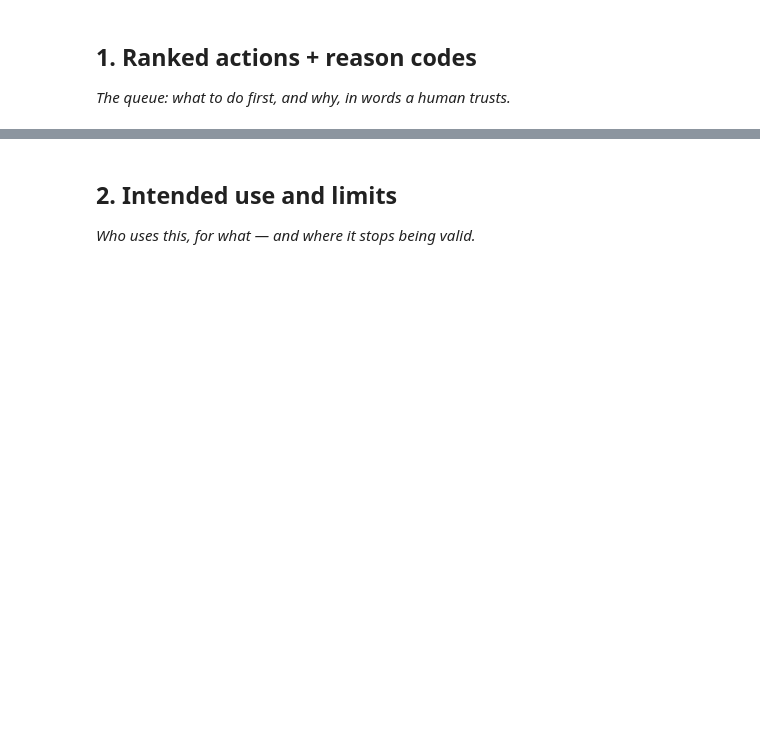
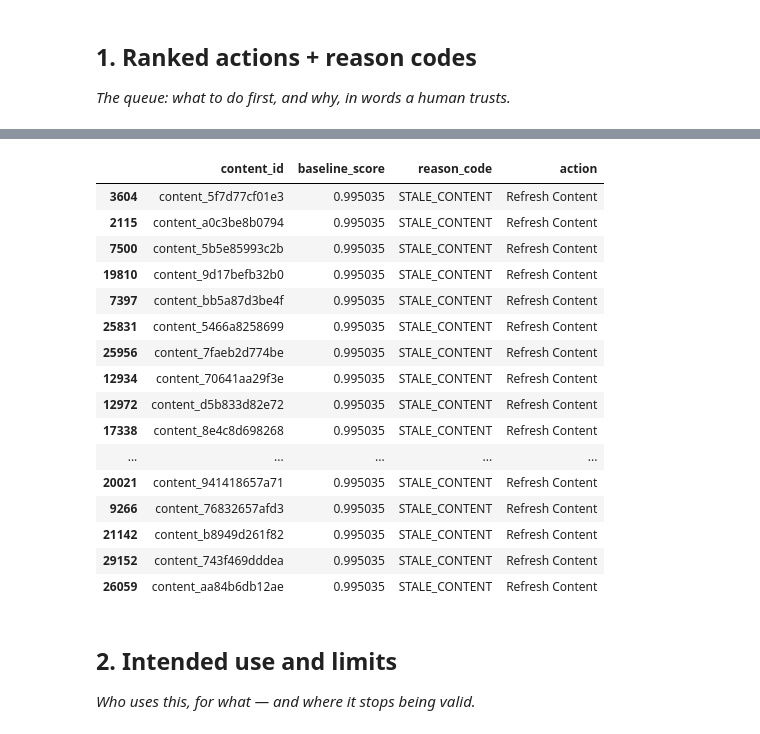
Before and after one commit to VipS-2004/flyrank1, a Jupyter notebook: work/notebooks/w07_action_playbook.ipynb, the cells around one changed output, grey strips where cells are left out. Cells and saved outputs as stored; diff of their text form; code cells hidden in the pictures; blank space fills up the shorter version.

```diff
--- a/work/notebooks/w07_action_playbook.ipynb
+++ b/work/notebooks/w07_action_playbook.ipynb
@@ -16,3 +29,63 @@ This skeleton is yours to fill. Work the sections **in order** — each one has
+# %%
+import pandas as pd
+import os
+
+
+df = pd.read_csv(
+    "/content/flyrank1/data/raw/content_refresh_anonymized.csv"
+)
+
+
+df["baseline_score"] = (
+    0.4 * (df["content_age_days"] / df["content_age_days"].max())
+    + 0.3 * (1 - df["ctr"] / 100)
+    + 0.3 * (1 - df["engagement_rate"] / 100)
+)
+
+
+def reason(row):
+    if row["content_age_days"] > 365:
+        return "STALE_CONTENT"
+    elif row["ctr"] < 2:
+        return "LOW_CTR"
+    else:
+        return "LOW_ENGAGEMENT"
+
+df["reason_code"] = df.apply(reason, axis=1)
+
+
+df["action"] = "Refresh Content"
+
+
+queue = df.sort_values(
+    "baseline_score",
+    ascending=False
+)
+
+
+display(
+    queue[
+        ["content_id", "baseline_score", "reason_code", "action"]
+    ].head(20)
+)
+# %% [output]
+|  | content_id | baseline_score | reason_code | action |
+| 3604 | content_5f7d77cf01e3 | 0.995035 | STALE_CONTENT | Refresh Content |
+| 2115 | content_a0c3be8b0794 | 0.995035 | STALE_CONTENT | Refresh Content |
+| 7500 | content_5b5e85993c2b | 0.995035 | STALE_CONTENT | Refresh Content |
+| 19810 | content_9d17befb32b0 | 0.995035 | STALE_CONTENT | Refresh Content |
+| 7397 | content_bb5a87d3be4f | 0.995035 | STALE_CONTENT | Refresh Content |
+| 25831 | content_5466a8258699 | 0.995035 | STALE_CONTENT | Refresh Content |
+| 25956 | content_7faeb2d774be | 0.995035 | STALE_CONTENT | Refresh Content |
+| 12934 | content_70641aa29f3e | 0.995035 | STALE_CONTENT | Refresh Content |
+| 12972 | content_d5b833d82e72 | 0.995035 | STALE_CONTENT | Refresh Content |
+| 17338 | content_8e4c8d698268 | 0.995035 | STALE_CONTENT | Refresh Content |
+| ... | ... | ... | ... | ... |
+| 20021 | content_941418657a71 | 0.995035 | STALE_CONTENT | Refresh Content |
+| 9266 | content_76832657afd3 | 0.995035 | STALE_CONTENT | Refresh Content |
+| 21142 | content_b8949d261f82 | 0.995035 | STALE_CONTENT | Refresh Content |
+| 29152 | content_743f469dddea | 0.995035 | STALE_CONTENT | Refresh Content |
+| 26059 | content_aa84b6db12ae | 0.995035 | STALE_CONTENT | Refresh Content |
 # %% [markdown]
 ## 2. Intended use and limits
 
```
Also changed, not shown: parts of 13 cells of this notebook.
